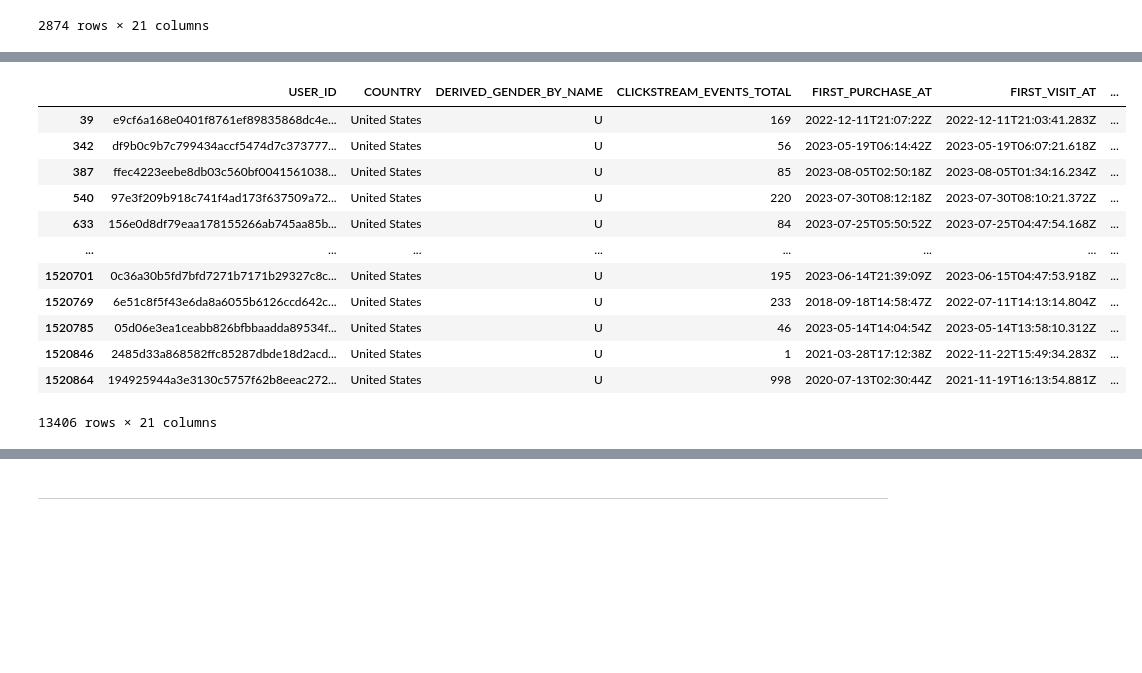
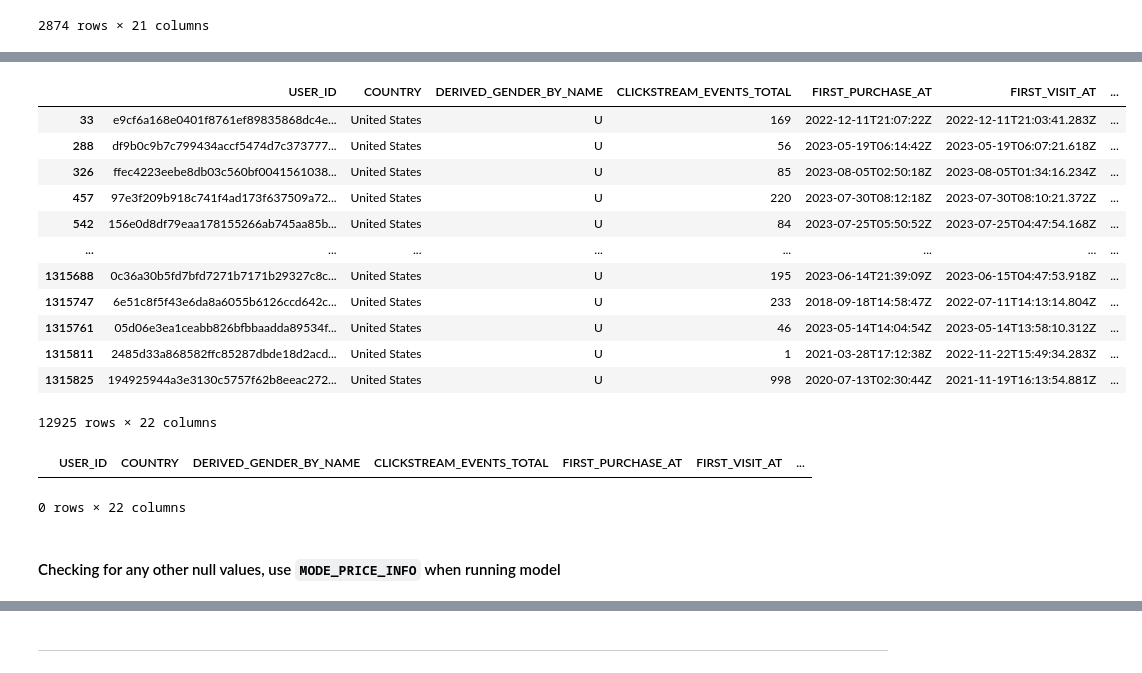
Before and after one commit to wildd96/all-recsys, a Jupyter notebook: eda.ipynb, the cells around one changed output, grey strips where cells are left out. Saved outputs shown, nothing was run; the diff lists cells and outputs as text; code cells hidden in the pictures; blank space fills up the shorter version.

Commit message:
Fix mode and ohe gender

```diff
--- a/eda.ipynb
+++ b/eda.ipynb
@@ -217,0 +250,4 @@ See the caveats in the documentation: https://pandas.pydata.org/pandas-docs/stab
+# %%
+remove_outofstock_styles = ['mens-camp-shirt','womens-wool-cardi-long', 'mens-wool-jumper']
+usdata = usdata[~usdata['STYLE'].isin(remove_outofstock_styles)]
+usdata
@@ -217,0 +278,3 @@ See the caveats in the documentation: https://pandas.pydata.org/pandas-docs/stab
+# %%
+mode_merged = pd.merge(usdata, mode_mapping, on='STYLE', how='left')
+mode_merged
@@ -218,22 +295,35 @@ See the caveats in the documentation: https://pandas.pydata.org/pandas-docs/stab
+# %%
+mode_merged = mode_merged[['USER_ID', 'COUNTRY', 'DERIVED_GENDER_BY_NAME',
+       'CLICKSTREAM_EVENTS_TOTAL', 'FIRST_PURCHASE_AT', 'FIRST_VISIT_AT',
+       'LATEST_VISIT_AT', 'LATEST_PURCHASE_AT', 'EVENT_NAME',
+       'EVENT_TIMESTAMP', 'ITEM_ID', 'PRICE_INFORMATION', 'AVG_REVIEW_SCORE',
+       'STYLE', 'TAXONOMY_STYLE', 'COLOR_NAME', 'PRODUCT_CLASS_x', 'PRODUCT_SUBCLASS', 'TEAM', 'FRANCHISE', 'PRODUCT_GROUP', 'MODE_PRICE_INFO']]
 # %%
-mask = usdata['DERIVED_GENDER_BY_NAME'].isna()
+mask = mode_merged['DERIVED_GENDER_BY_NAME'].isna()
 
-usdata.loc[mask, 'DERIVED_GENDER_BY_NAME'] = usdata.loc[mask, 'TEAM'].apply(
+mode_merged.loc[mask, 'DERIVED_GENDER_BY_NAME'] = mode_merged.loc[mask, 'TEAM'].apply(
     lambda x: 'M' if x == 'Mens' else 'F' if x == 'Womens' else 'U' if x == 'Unisex' else None
 )
 # %%
-usdata[usdata['DERIVED_GENDER_BY_NAME'] == 'U']
+mode_merged[mode_merged['DERIVED_GENDER_BY_NAME'] == 'U']
 # %% [output]
 |  | USER_ID | COUNTRY | DERIVED_GENDER_BY_NAME | CLICKSTREAM_EVENTS_TOTAL | FIRST_PURCHASE_AT | FIRST_VISIT_AT | ... |
-| 39 | e9cf6a168e0401f8761ef89835868dc4e... | United States | U | 169 | 2022-12-11T21:07:22Z | 2022-12-11T21:03:41.283Z | ... |
-| 342 | df9b0c9b7c799434accf5474d7c373777... | United States | U | 56 | 2023-05-19T06:14:42Z | 2023-05-19T06:07:21.618Z | ... |
-| 387 | ffec4223eebe8db03c560bf0041561038... | United States | U | 85 | 2023-08-05T02:50:18Z | 2023-08-05T01:34:16.234Z | ... |
-| 540 | 97e3f209b918c741f4ad173f637509a72... | United States | U | 220 | 2023-07-30T08:12:18Z | 2023-07-30T08:10:21.372Z | ... |
-| 633 | 156e0d8df79eaa178155266ab745aa85b... | United States | U | 84 | 2023-07-25T05:50:52Z | 2023-07-25T04:47:54.168Z | ... |
+| 33 | e9cf6a168e0401f8761ef89835868dc4e... | United States | U | 169 | 2022-12-11T21:07:22Z | 2022-12-11T21:03:41.283Z | ... |
+| 288 | df9b0c9b7c799434accf5474d7c373777... | United States | U | 56 | 2023-05-19T06:14:42Z | 2023-05-19T06:07:21.618Z | ... |
+| 326 | ffec4223eebe8db03c560bf0041561038... | United States | U | 85 | 2023-08-05T02:50:18Z | 2023-08-05T01:34:16.234Z | ... |
+| 457 | 97e3f209b918c741f4ad173f637509a72... | United States | U | 220 | 2023-07-30T08:12:18Z | 2023-07-30T08:10:21.372Z | ... |
+| 542 | 156e0d8df79eaa178155266ab745aa85b... | United States | U | 84 | 2023-07-25T05:50:52Z | 2023-07-25T04:47:54.168Z | ... |
 | ... | ... | ... | ... | ... | ... | ... | ... |
-| 1520701 | 0c36a30b5fd7bfd7271b7171b29327c8c... | United States | U | 195 | 2023-06-14T21:39:09Z | 2023-06-15T04:47:53.918Z | ... |
-| 1520769 | 6e51c8f5f43e6da8a6055b6126ccd642c... | United States | U | 233 | 2018-09-18T14:58:47Z | 2022-07-11T14:13:14.804Z | ... |
-| 1520785 | 05d06e3ea1ceabb826bfbbaadda89534f... | United States | U | 46 | 2023-05-14T14:04:54Z | 2023-05-14T13:58:10.312Z | ... |
-| 1520846 | 2485d33a868582ffc85287dbde18d2acd... | United States | U | 1 | 2021-03-28T17:12:38Z | 2022-11-22T15:49:34.283Z | ... |
-| 1520864 | 194925944a3e3130c5757f62b8eeac272... | United States | U | 998 | 2020-07-13T02:30:44Z | 2021-11-19T16:13:54.881Z | ... |
+| 1315688 | 0c36a30b5fd7bfd7271b7171b29327c8c... | United States | U | 195 | 2023-06-14T21:39:09Z | 2023-06-15T04:47:53.918Z | ... |
+| 1315747 | 6e51c8f5f43e6da8a6055b6126ccd642c... | United States | U | 233 | 2018-09-18T14:58:47Z | 2022-07-11T14:13:14.804Z | ... |
+| 1315761 | 05d06e3ea1ceabb826bfbbaadda89534f... | United States | U | 46 | 2023-05-14T14:04:54Z | 2023-05-14T13:58:10.312Z | ... |
+| 1315811 | 2485d33a868582ffc85287dbde18d2acd... | United States | U | 1 | 2021-03-28T17:12:38Z | 2022-11-22T15:49:34.283Z | ... |
+| 1315825 | 194925944a3e3130c5757f62b8eeac272... | United States | U | 998 | 2020-07-13T02:30:44Z | 2021-11-19T16:13:54.881Z | ... |
-13406 rows × 21 columns
+12925 rows × 22 columns
+# %%
+mode_merged[mode_merged['MODE_PRICE_INFO'].isna()]
+# %% [output]
+|  | USER_ID | COUNTRY | DERIVED_GENDER_BY_NAME | CLICKSTREAM_EVENTS_TOTAL | FIRST_PURCHASE_AT | FIRST_VISIT_AT | ... |
+0 rows × 22 columns
+# %% [markdown]
+#### Checking for any other null values, use `MODE_PRICE_INFO` when running model
```
Also changed, not shown: parts of 22 cells of this notebook.
